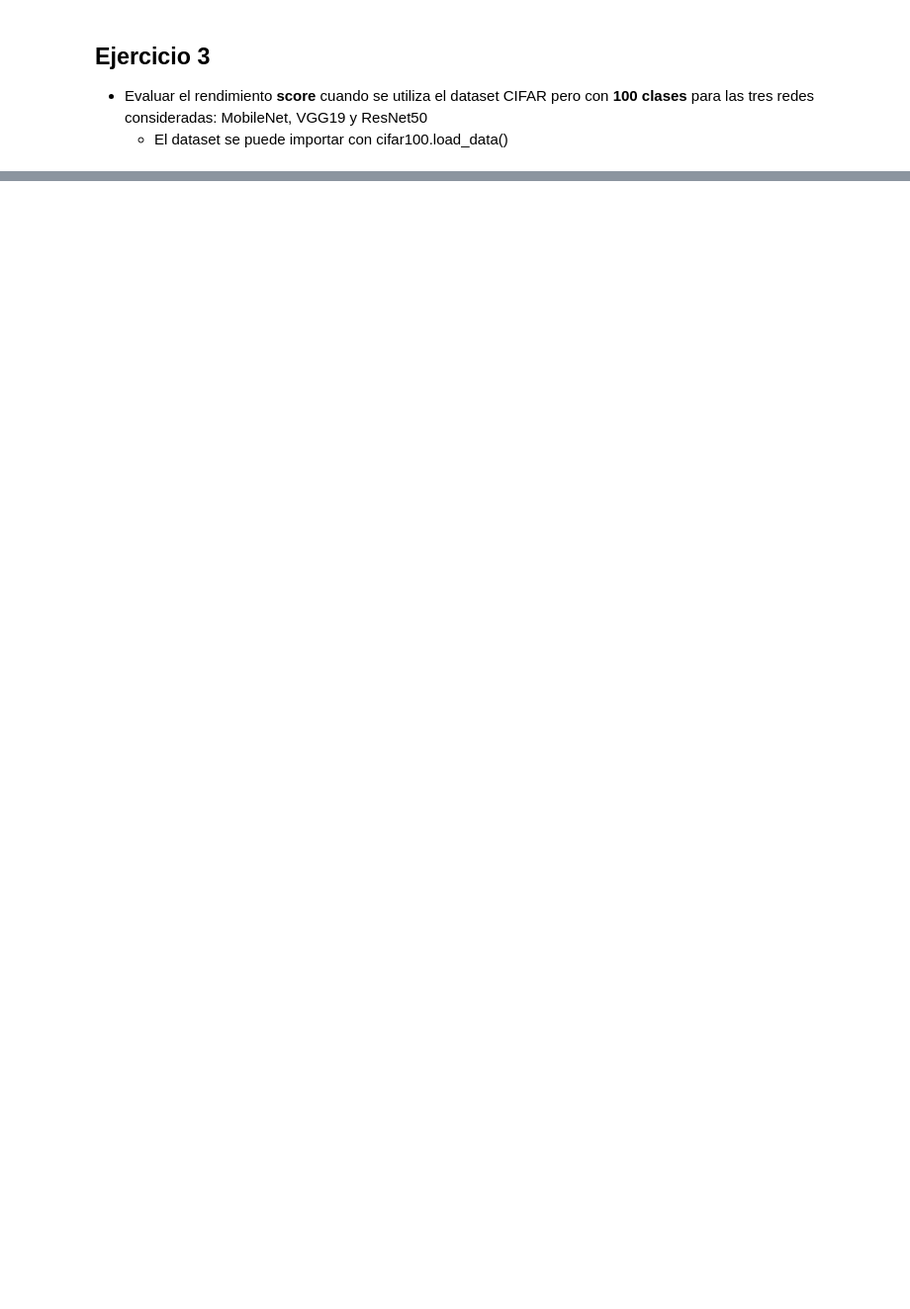
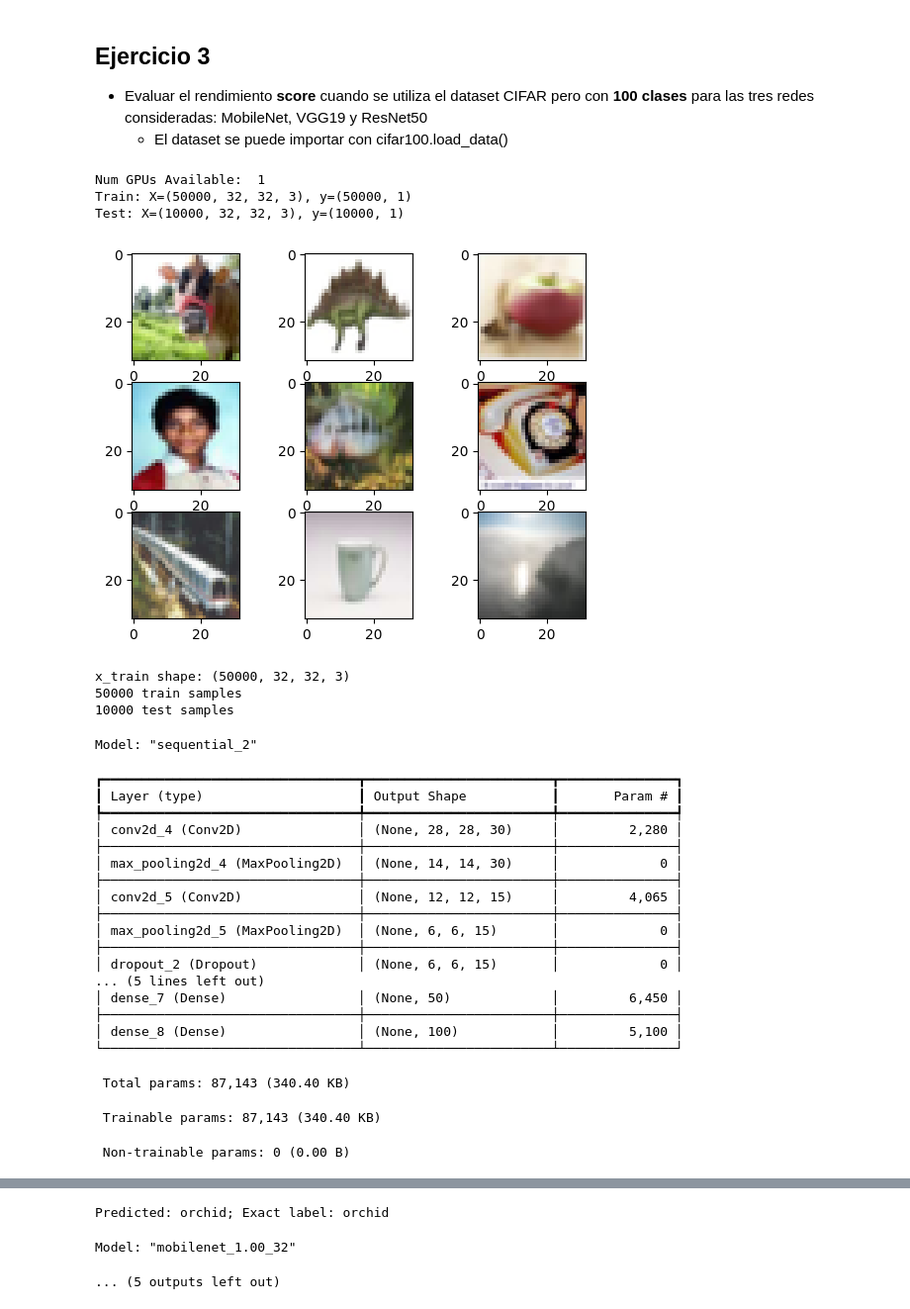
Before and after one commit to LauraWangQiu/GPUs, a Jupyter notebook: src/lab4/Jupyter-notebooks/ejercicio_cifar.ipynb, the cells around one changed output, grey strips where cells are left out. Shown: that part at 99% size. Saved outputs shown, nothing was run; the diff lists cells and outputs as text; code cells hidden in the pictures; blank space fills up the shorter version.

```diff
--- a/src/lab4/Jupyter-notebooks/ejercicio_cifar.ipynb
+++ b/src/lab4/Jupyter-notebooks/ejercicio_cifar.ipynb
@@ -245,9 +267,20 @@ img_rows, img_cols = 32, 32
 # the data, split between train and test sets
 (x_train, y_train), (x_test, y_test) = cifar100.load_data()
 
-num_classes = 10
+num_classes = 100
 
-labels =  ['airplane','automobile','bird','cat','deer','dog','frog','horse','ship','truck']
+labels = [
+    'apple', 'aquarium_fish', 'baby', 'bear', 'beaver', 'bed', 'bee', 'beetle', 'bicycle', 'bottle',
+    'bowl', 'boy', 'bridge', 'bus', 'butterfly', 'camel', 'can', 'castle', 'caterpillar', 'cattle',
+    'chair', 'chimpanzee', 'clock', 'cloud', 'cockroach', 'couch', 'crab', 'crocodile', 'cup', 'dinosaur',
+    'dolphin', 'elephant', 'flatfish', 'forest', 'fox', 'girl', 'hamster', 'house', 'kangaroo', 'keyboard',
+    'lamp', 'lawn_mower', 'leopard', 'lion', 'lizard', 'lobster', 'man', 'maple_tree', 'motorcycle', 'mountain',
+    'mouse', 'mushroom', 'oak_tree', 'orange', 'orchid', 'otter', 'palm_tree', 'pear', 'pickup_truck', 'pine_tree',
+    'plain', 'plate', 'poppy', 'porcupine', 'possum', 'rabbit', 'raccoon', 'ray', 'road', 'rocket',
+    'rose', 'sea', 'seal', 'shark', 'shrew', 'skunk', 'skyscraper', 'snail', 'snake', 'spider',
+    'squirrel', 'streetcar', 'sunflower', 'sweet_pepper', 'table', 'tank', 'telephone', 'television', 'tiger', 'tractor',
+    'train', 'trout', 'tulip', 'turtle', 'wardrobe', 'whale', 'willow_tree', 'wolf', 'woman', 'worm'
+]
 
 # summarize loaded dataset
 print('Train: X=%s, y=%s' % (x_train.shape, y_train.shape))
@@ -370,30 +403,59 @@ vgg19_model.compile(optimizer=Adam(learning_rate=0.001),
 # Train the model
 vgg19_model.fit(x_train, y_train,
                 batch_size=batch_size,
                 epochs=epochs,
                 verbose=1,
                 validation_data=(x_test, y_test))
 
 # Evaluate the model
 vgg19_score = vgg19_model.evaluate(x_test, y_test, verbose=0)
 print(f"VGG19 - Test loss: {vgg19_score[0]}, Test accuracy: {vgg19_score[1]}")
 
 # EVALUTE WITH RESNET50
 
 # Create ResNet50 model
 resnet50_model = ResNet50(weights=None, input_shape=(32, 32, 3), classes=num_classes)
 
 resnet50_model.compile(optimizer=Adam(learning_rate=0.001),
                        loss='categorical_crossentropy',
                        metrics=['accuracy'])
 
 # Train the model
 resnet50_model.fit(x_train, y_train,
                    batch_size=batch_size,
                    epochs=epochs,
                    verbose=1,
                    validation_data=(x_test, y_test))
 
 # Evaluate the model
 resnet50_score = resnet50_model.evaluate(x_test, y_test, verbose=0)
 print(f"ResNet50 - Test loss: {resnet50_score[0]}, Test accuracy: {resnet50_score[1]}")
+# %% [output]
+Num GPUs Available:  1
+Train: X=(50000, 32, 32, 3), y=(50000, 1)
+Test: X=(10000, 32, 32, 3), y=(10000, 1)
+[figure, added]
+x_train shape: (50000, 32, 32, 3)
+50000 train samples
+10000 test samples
+Model: "sequential_2"
+┏━━━━━━━━━━━━━━━━━━━━━━━━━━━━━━━━━┳━━━━━━━━━━━━━━━━━━━━━━━━┳━━━━━━━━━━━━━━━┓
+┃ Layer (type)                    ┃ Output Shape           ┃       Param # ┃
+┡━━━━━━━━━━━━━━━━━━━━━━━━━━━━━━━━━╇━━━━━━━━━━━━━━━━━━━━━━━━╇━━━━━━━━━━━━━━━┩
+│ conv2d_4 (Conv2D)               │ (None, 28, 28, 30)     │         2,280 │
+├─────────────────────────────────┼────────────────────────┼───────────────┤
+│ max_pooling2d_4 (MaxPooling2D)  │ (None, 14, 14, 30)     │             0 │
+├─────────────────────────────────┼────────────────────────┼───────────────┤
+│ conv2d_5 (Conv2D)               │ (None, 12, 12, 15)     │         4,065 │
+├─────────────────────────────────┼────────────────────────┼───────────────┤
+│ max_pooling2d_5 (MaxPooling2D)  │ (None, 6, 6, 15)       │             0 │
+├─────────────────────────────────┼────────────────────────┼───────────────┤
+│ dropout_2 (Dropout)             │ (None, 6, 6, 15)       │             0 │
+... (5 lines left out)
+│ dense_7 (Dense)                 │ (None, 50)             │         6,450 │
+├─────────────────────────────────┼────────────────────────┼───────────────┤
+│ dense_8 (Dense)                 │ (None, 100)            │         5,100 │
+└─────────────────────────────────┴────────────────────────┴───────────────┘
+ Total params: 87,143 (340.40 KB)
+ Trainable params: 87,143 (340.40 KB)
+ Non-trainable params: 0 (0.00 B)
@@ -399,0 +480,3 @@ print(f"ResNet50 - Test loss: {resnet50_score[0]}, Test accuracy: {resnet50_scor
+Predicted: orchid; Exact label: orchid
+Model: "mobilenet_1.00_32"
+... (5 outputs left out)
```
Also changed, not shown: parts of 3 cells of this notebook.
